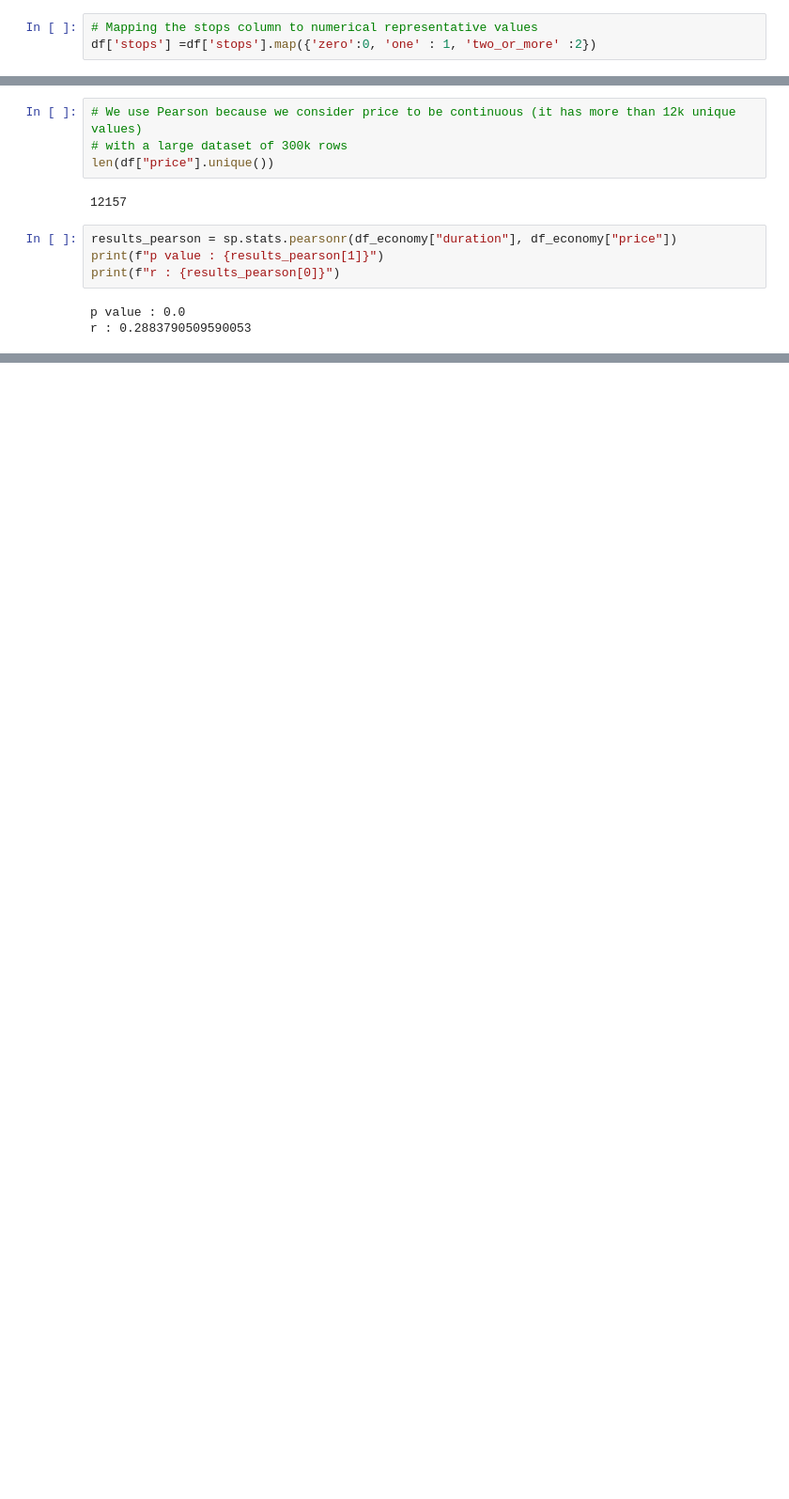
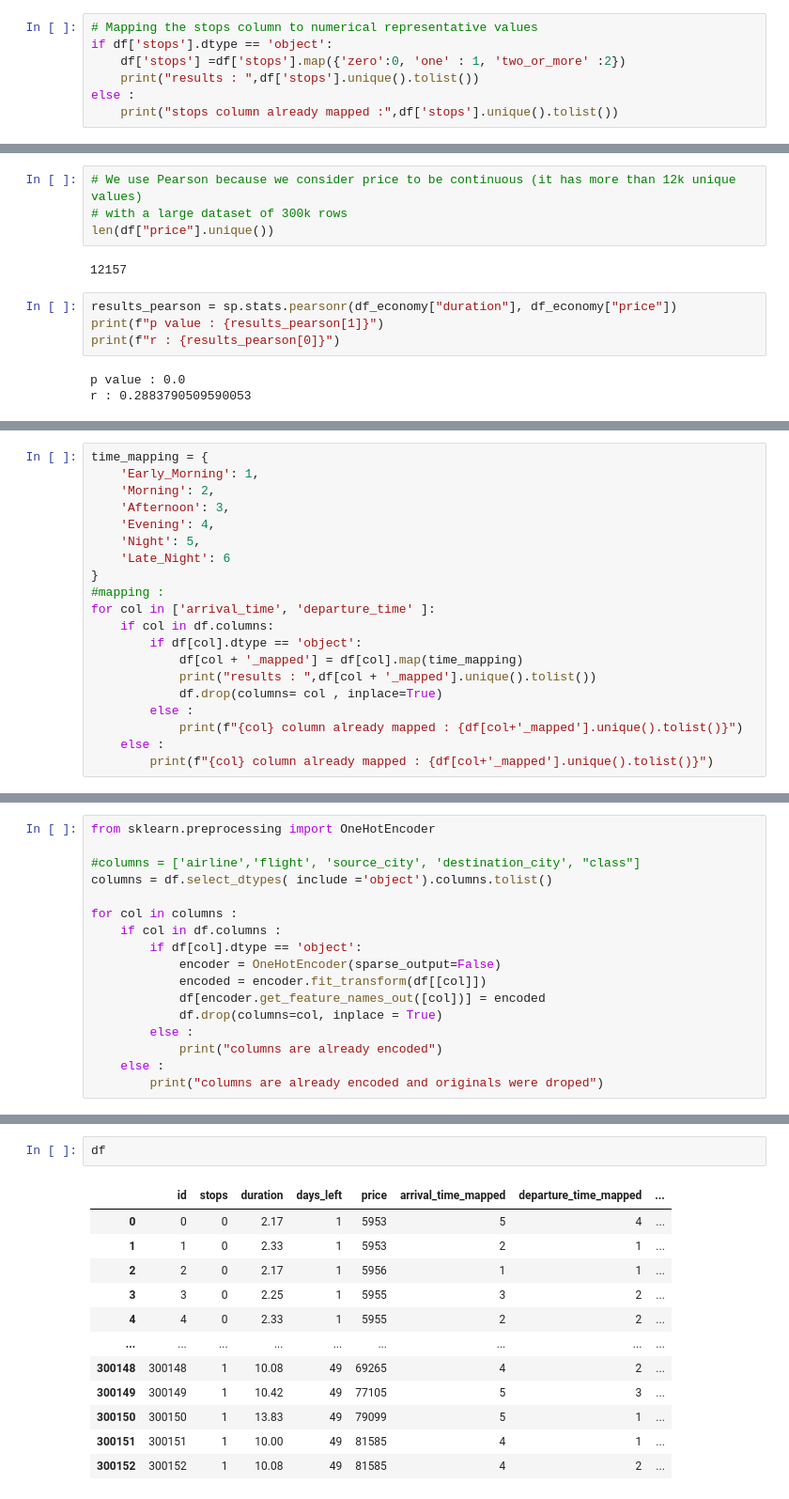
Before and after one commit to Abdelali-Ouhsine/Flight-Price-Prediction-ML, a Jupyter notebook: project.ipynb, the cells around one changed output, grey strips where cells are left out. Shown at 94% size. Drawn from its saved outputs; the diff is of its cells as text; blank space fills up the shorter version.

```diff
--- a/project.ipynb
+++ b/project.ipynb
@@ -49,4 +71,8 @@ Destination Cities: ['Mumbai', 'Bangalore', 'Kolkata', 'Hyderabad', 'Chennai', '
 Classes: ['Economy', 'Business']
 # %%
 # Mapping the stops column to numerical representative values
-df['stops'] =df['stops'].map({'zero':0, 'one' : 1, 'two_or_more' :2})
+if df['stops'].dtype == 'object':
+    df['stops'] =df['stops'].map({'zero':0, 'one' : 1, 'two_or_more' :2})
+    print("results : ",df['stops'].unique().tolist())
+else :
+    print("stops column already mapped :",df['stops'].unique().tolist())
@@ -133,0 +173,20 @@ r : 0.2883790509590053
+# %%
+time_mapping = {
+    'Early_Morning': 1,
+    'Morning': 2,
+    'Afternoon': 3,
+    'Evening': 4,
+    'Night': 5,
+    'Late_Night': 6
+}
+#mapping :
+for col in ['arrival_time', 'departure_time' ]:
+    if col in df.columns:
+        if df[col].dtype == 'object':
+            df[col + '_mapped'] = df[col].map(time_mapping)
+            print("results : ",df[col + '_mapped'].unique().tolist())
+            df.drop(columns= col , inplace=True)
+        else :
+            print(f"{col} column already mapped : {df[col+'_mapped'].unique().tolist()}")
+    else :
+        print(f"{col} column already mapped : {df[col+'_mapped'].unique().tolist()}")
@@ -133,0 +198,17 @@ r : 0.2883790509590053
+# %%
+from sklearn.preprocessing import OneHotEncoder
+
+#columns = ['airline','flight', 'source_city', 'destination_city', "class"]
+columns = df.select_dtypes( include ='object').columns.tolist()
+
+for col in columns :
+    if col in df.columns :
+        if df[col].dtype == 'object':
+            encoder = OneHotEncoder(sparse_output=False)
+            encoded = encoder.fit_transform(df[[col]])
+            df[encoder.get_feature_names_out([col])] = encoded
+            df.drop(columns=col, inplace = True)
+        else :
+            print("columns are already encoded")
+    else :
+        print("columns are already encoded and originals were droped")
@@ -133,0 +217,15 @@ r : 0.2883790509590053
+# %%
+df
+# %% [output]
+|  | id | stops | duration | days_left | price | arrival_time_mapped | departure_time_mapped | ... |
+| 0 | 0 | 0 | 2.17 | 1 | 5953 | 5 | 4 | ... |
+| 1 | 1 | 0 | 2.33 | 1 | 5953 | 2 | 1 | ... |
+| 2 | 2 | 0 | 2.17 | 1 | 5956 | 1 | 1 | ... |
+| 3 | 3 | 0 | 2.25 | 1 | 5955 | 3 | 2 | ... |
+| 4 | 4 | 0 | 2.33 | 1 | 5955 | 2 | 2 | ... |
+| ... | ... | ... | ... | ... | ... | ... | ... | ... |
+| 300148 | 300148 | 1 | 10.08 | 49 | 69265 | 4 | 2 | ... |
+| 300149 | 300149 | 1 | 10.42 | 49 | 77105 | 5 | 3 | ... |
+| 300150 | 300150 | 1 | 13.83 | 49 | 79099 | 5 | 1 | ... |
+| 300151 | 300151 | 1 | 10.00 | 49 | 81585 | 4 | 1 | ... |
+| 300152 | 300152 | 1 | 10.08 | 49 | 81585 | 4 | 2 | ... |
```
Also changed, not shown: parts of 14 cells of this notebook.
